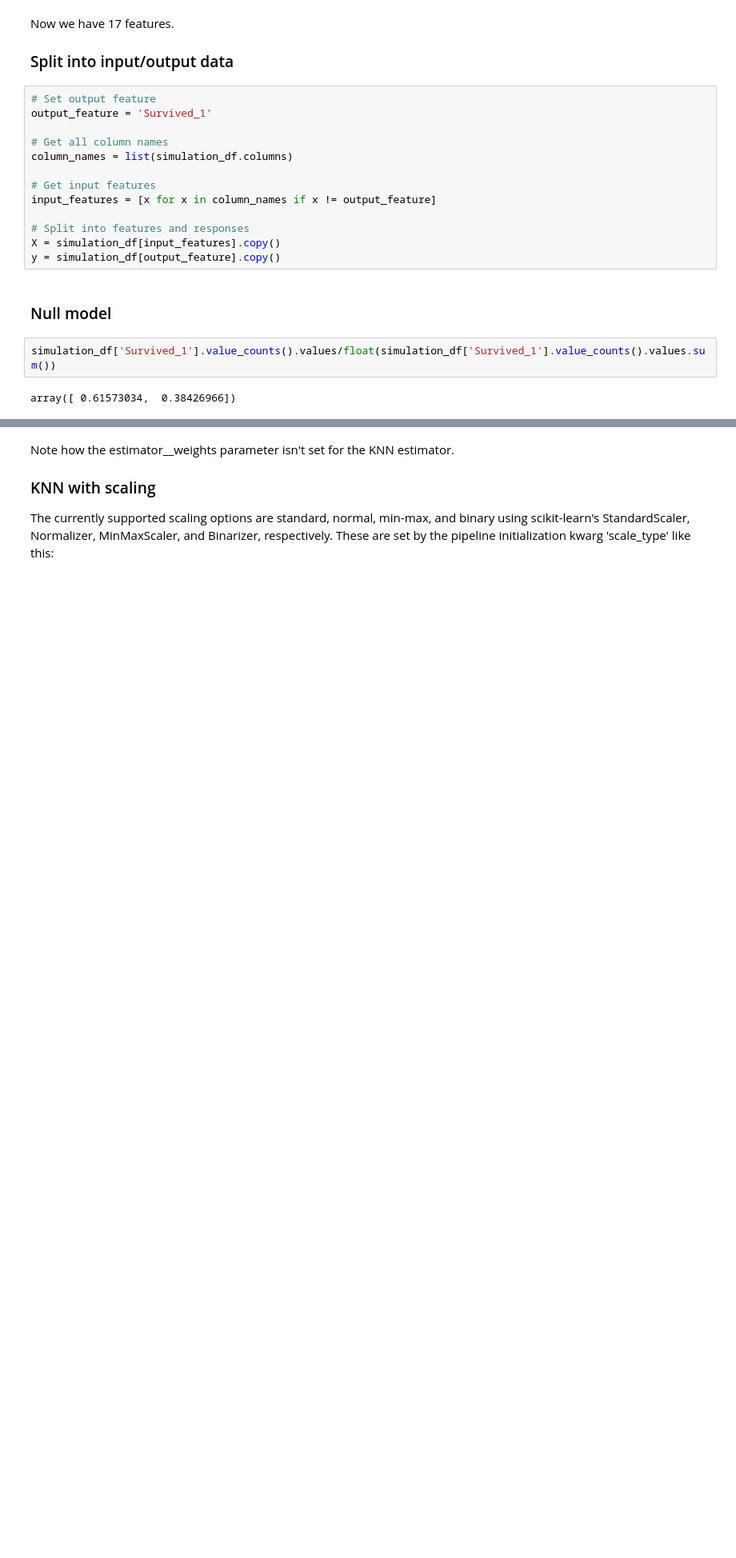
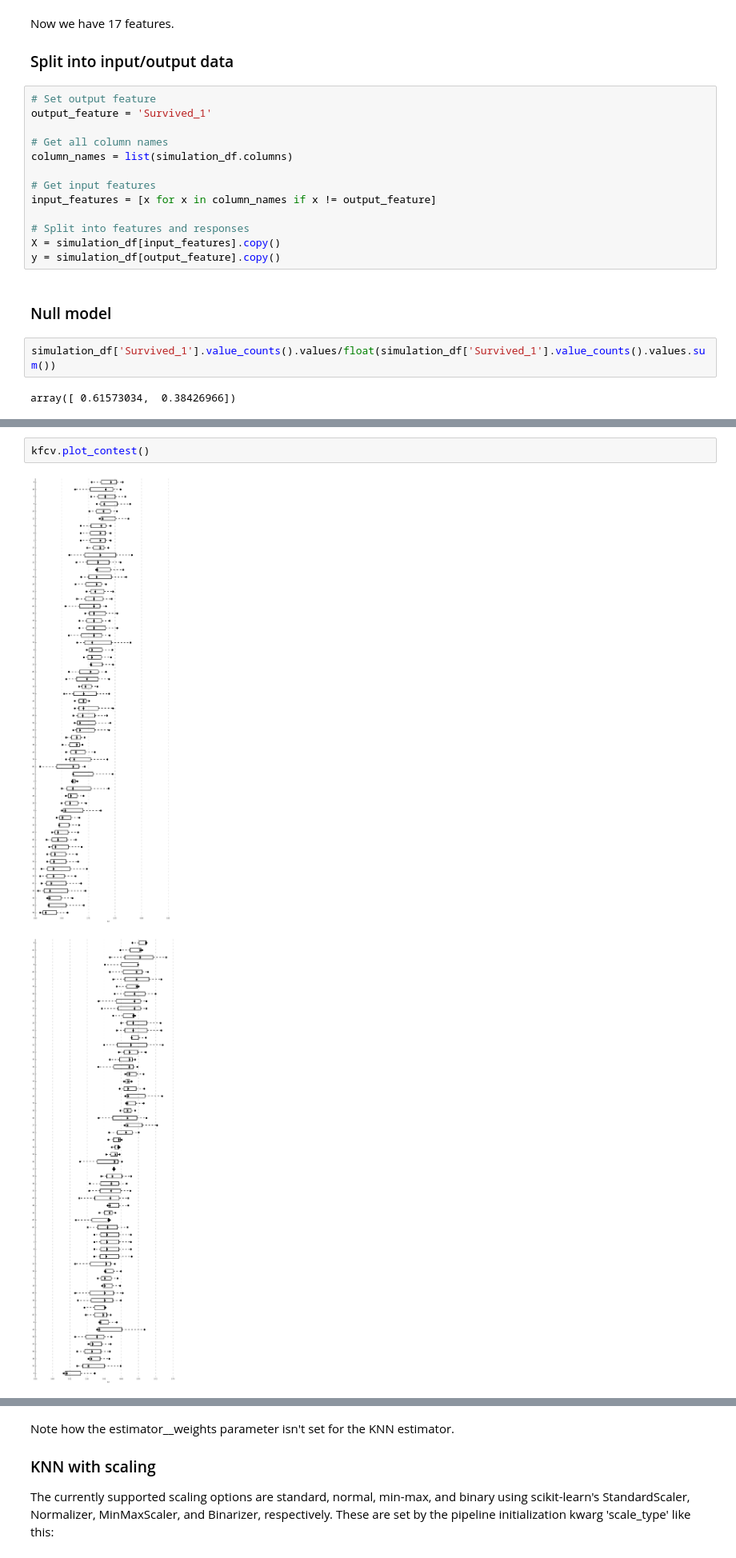
Before and after one commit to JaggedParadigm/pyplearnr, a Jupyter notebook: pyplearnr_demo.ipynb, the cells around one changed output, grey strips where cells are left out. Shown at 80% size. Drawn from its saved outputs; the diff is of its cells as text; blank space fills up the shorter version.

```diff
--- a/pyplearnr_demo.ipynb
+++ b/pyplearnr_demo.ipynb
@@ -331,0 +173,5 @@ Wall time: 2.67 s
+# %%
+kfcv.plot_contest()
+# %% [output]
+[figure, added]
+[figure, added]
```
Also changed, not shown: parts of 59 cells of this notebook, 2 other files.
